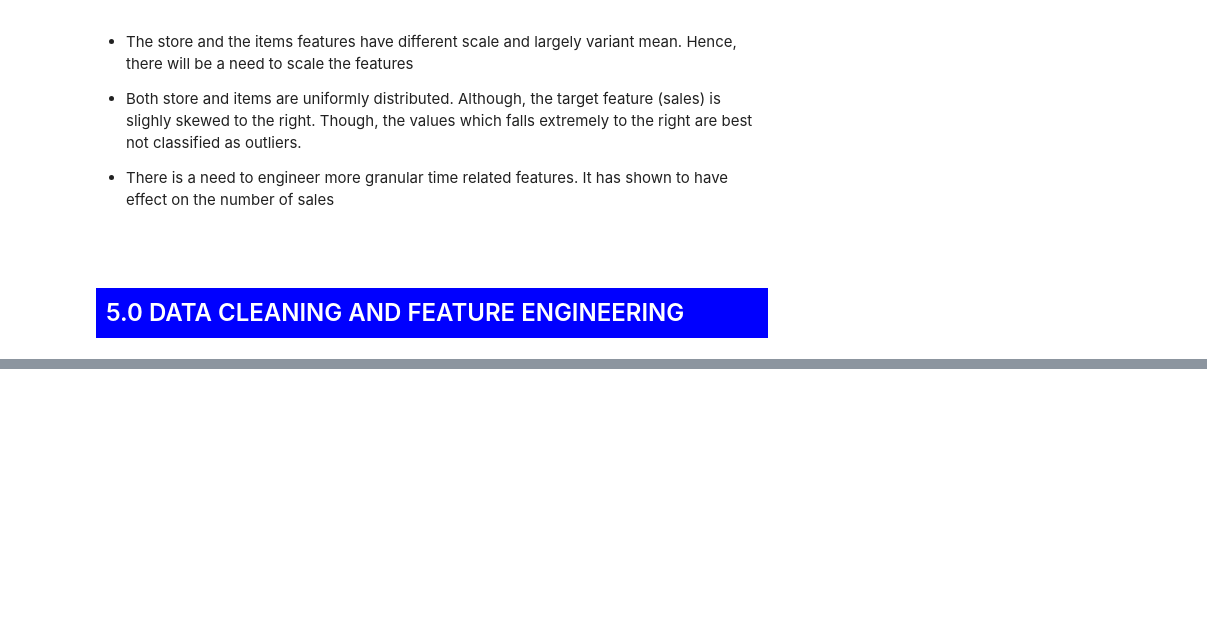
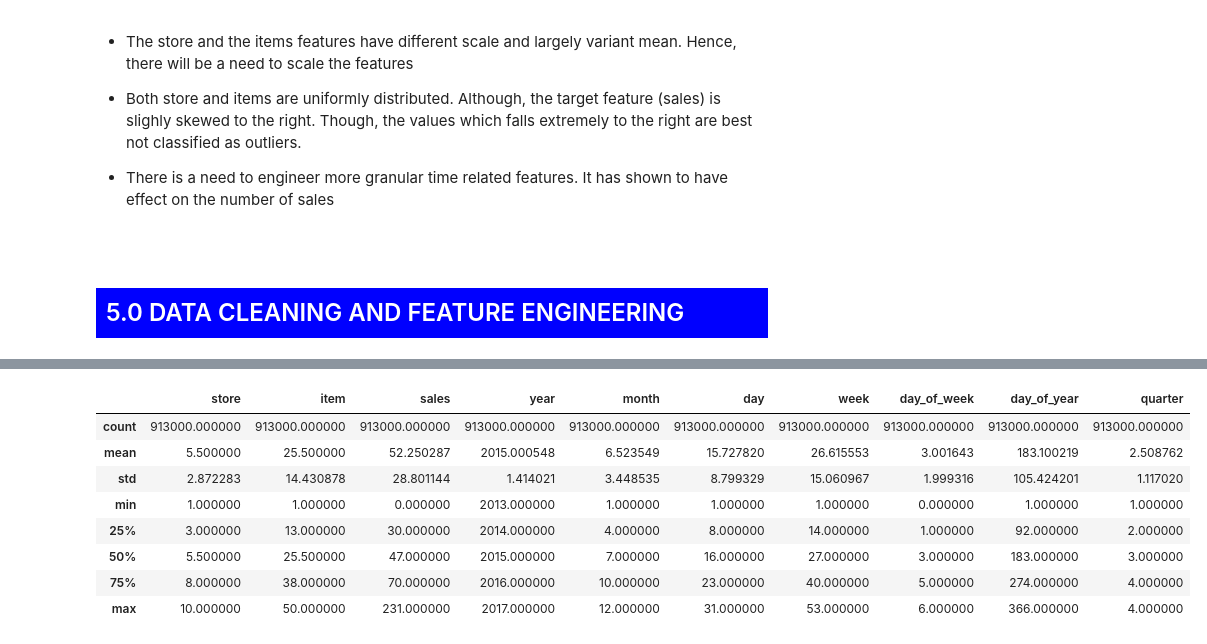
Before and after one commit to Abdul4code/multi_store_sales_prediction, a Jupyter notebook: Notebook.ipynb, the cells around one changed output, grey strips where cells are left out. Cells and saved outputs as stored; diff of their text form; code cells hidden in the pictures; blank space fills up the shorter version.

```diff
--- a/Untitled.ipynb
+++ b/Notebook.ipynb
@@ -481,0 +462,12 @@ df_cleaned.head()
+# %%
+df_cleaned.describe()
+# %% [output]
+|  | store | item | sales | year | month | day | week | day_of_week | day_of_year | quarter |
+| count | 913000.000000 | 913000.000000 | 913000.000000 | 913000.000000 | 913000.000000 | 913000.000000 | 913000.000000 | 913000.000000 | 913000.000000 | 913000.000000 |
+| mean | 5.500000 | 25.500000 | 52.250287 | 2015.000548 | 6.523549 | 15.727820 | 26.615553 | 3.001643 | 183.100219 | 2.508762 |
+| std | 2.872283 | 14.430878 | 28.801144 | 1.414021 | 3.448535 | 8.799329 | 15.060967 | 1.999316 | 105.424201 | 1.117020 |
+| min | 1.000000 | 1.000000 | 0.000000 | 2013.000000 | 1.000000 | 1.000000 | 1.000000 | 0.000000 | 1.000000 | 1.000000 |
+| 25% | 3.000000 | 13.000000 | 30.000000 | 2014.000000 | 4.000000 | 8.000000 | 14.000000 | 1.000000 | 92.000000 | 2.000000 |
+| 50% | 5.500000 | 25.500000 | 47.000000 | 2015.000000 | 7.000000 | 16.000000 | 27.000000 | 3.000000 | 183.000000 | 3.000000 |
+| 75% | 8.000000 | 38.000000 | 70.000000 | 2016.000000 | 10.000000 | 23.000000 | 40.000000 | 5.000000 | 274.000000 | 4.000000 |
+| max | 10.000000 | 50.000000 | 231.000000 | 2017.000000 | 12.000000 | 31.000000 | 53.000000 | 6.000000 | 366.000000 | 4.000000 |
```
Also changed, not shown: parts of 62 cells of this notebook, 1 other file.
